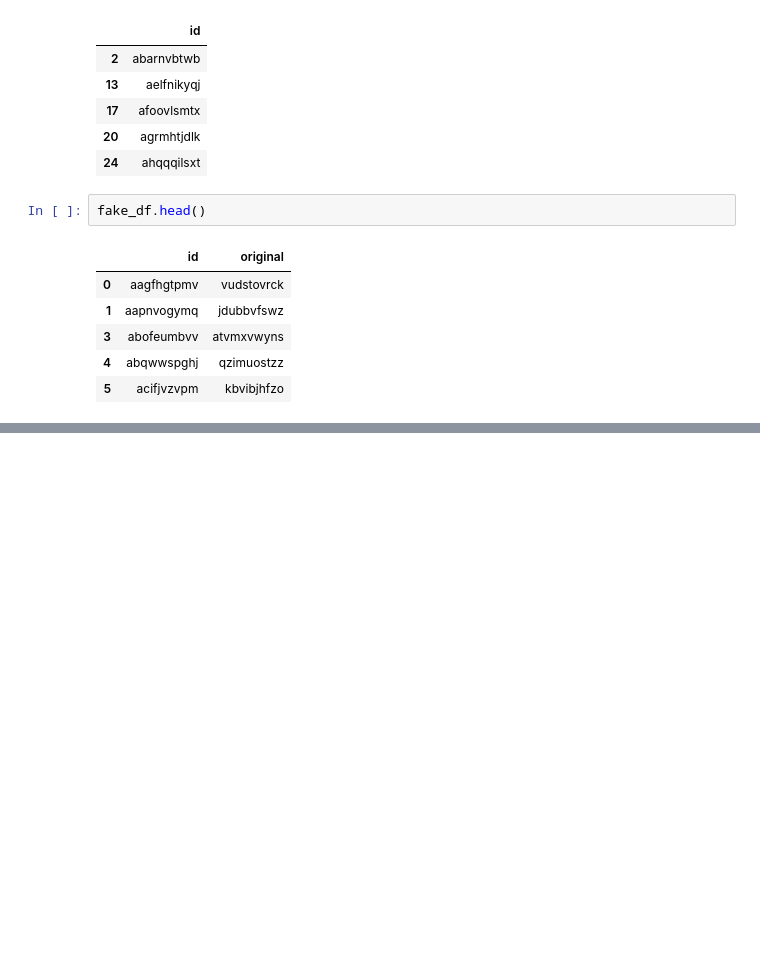
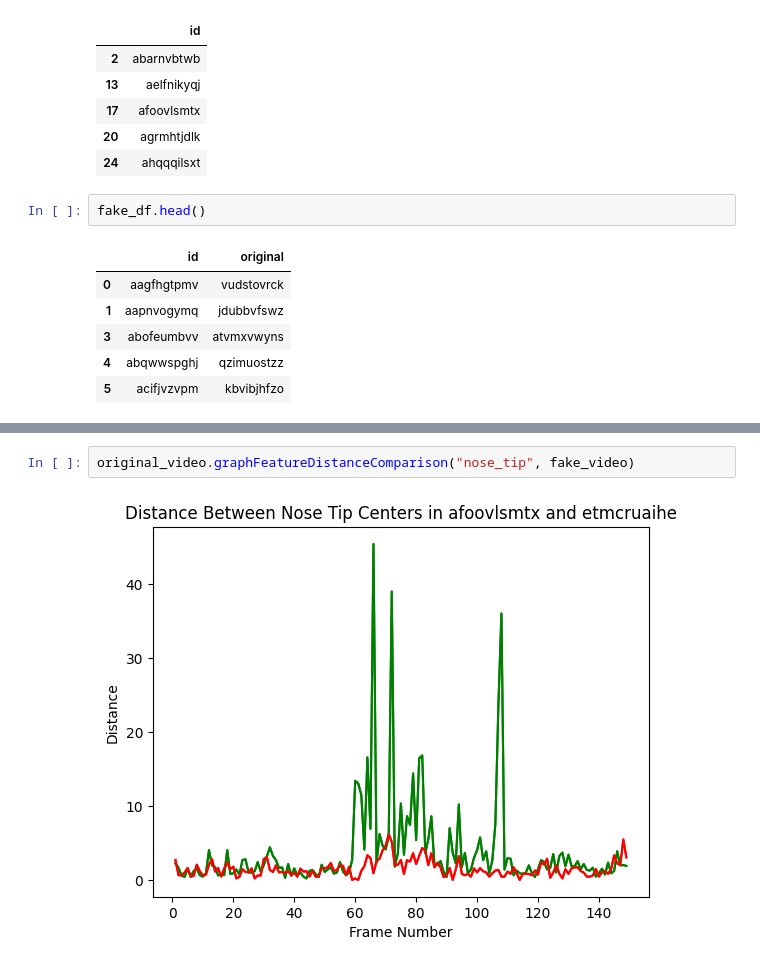
Before and after one commit to belalmn/Deepfake-Detection-Capstone, a Jupyter notebook: sandbox.ipynb, the cells around one changed output, grey strips where cells are left out. Cells and saved outputs as stored; diff of their text form; blank space fills up the shorter version.

```diff
--- a/sandbox.ipynb
+++ b/sandbox.ipynb
@@ -74,0 +63,4 @@ original_video.drawFaceLandmarkDifference(1, fake_video)
+# %%
+original_video.graphFeatureDistanceComparison("nose_tip", fake_video)
+# %% [output]
+[figure, added]
```
Also changed, not shown: parts of 26 cells of this notebook, 5 other files.
